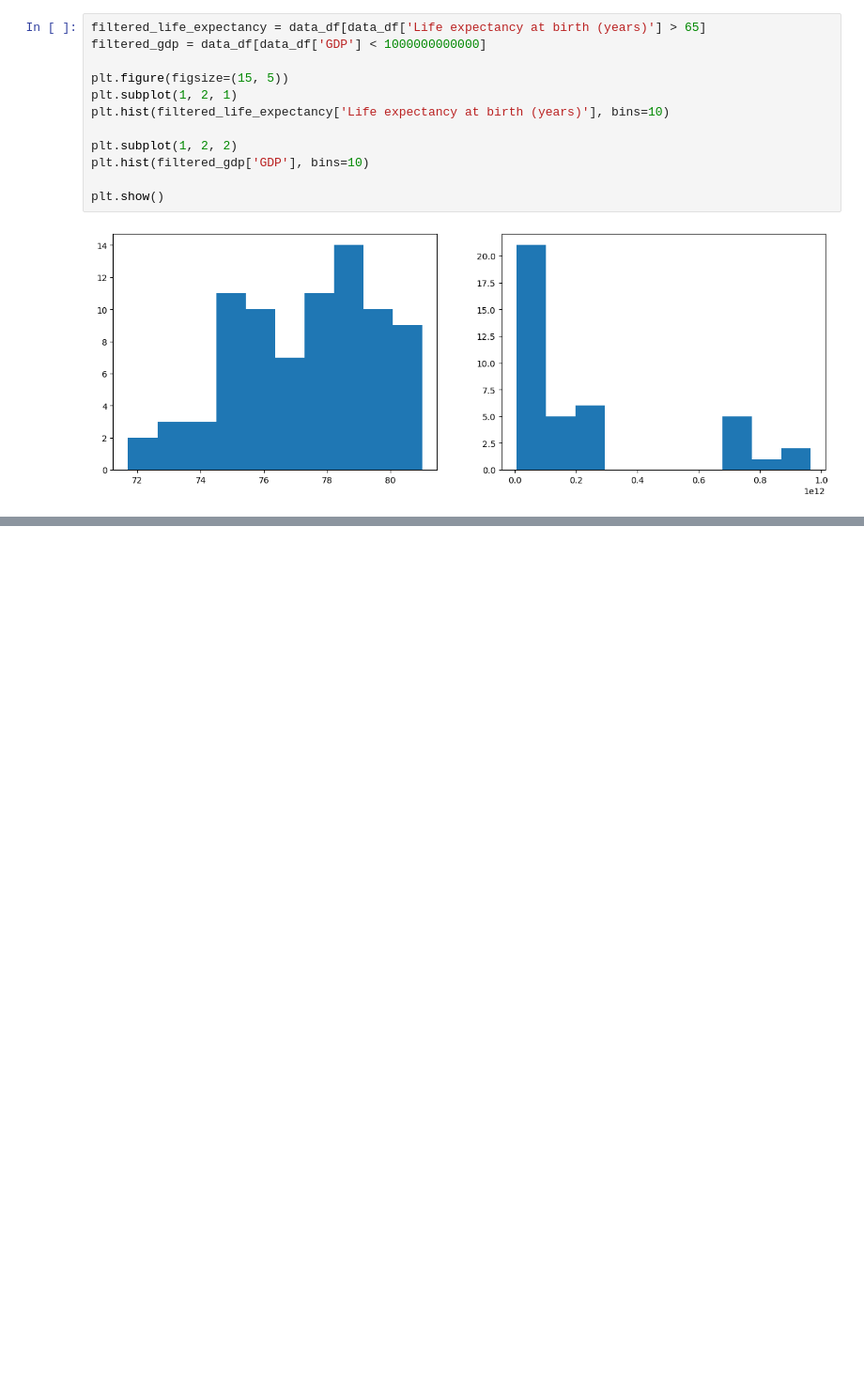
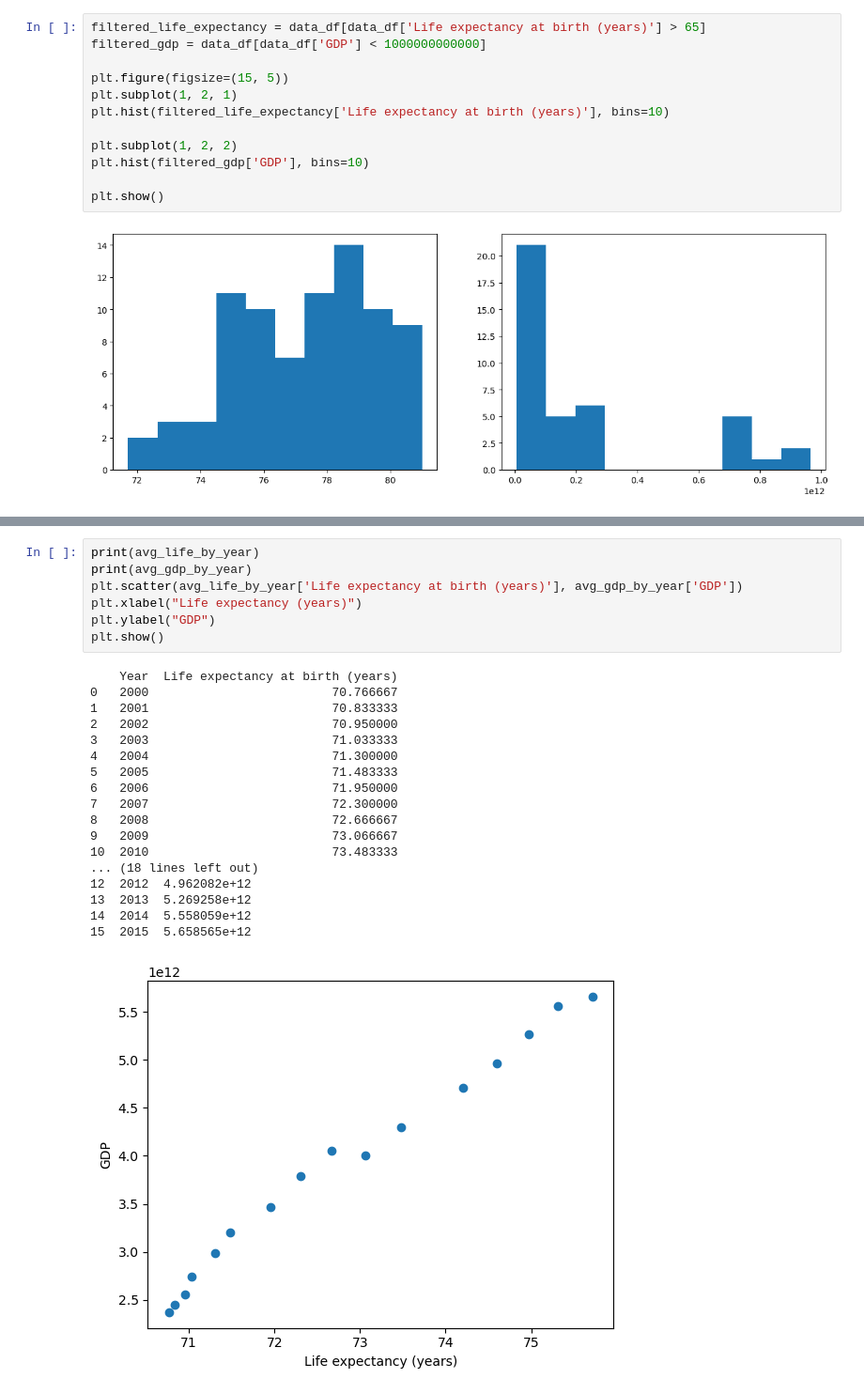
Before and after one commit to agraham02/Life-Expectancy-and-GDP-Starter, a Jupyter notebook: life_expectancy_gdp.ipynb, the cells around one changed output, grey strips where cells are left out. Shown at 94% size. Cells and saved outputs as stored; diff of their text form; blank space fills up the shorter version.

```diff
--- a/life_expectancy_gdp.ipynb
+++ b/life_expectancy_gdp.ipynb
@@ -139,0 +190,26 @@ plt.show()
+# %%
+print(avg_life_by_year)
+print(avg_gdp_by_year)
+plt.scatter(avg_life_by_year['Life expectancy at birth (years)'], avg_gdp_by_year['GDP'])
+plt.xlabel("Life expectancy (years)")
+plt.ylabel("GDP")
+plt.show()
+# %% [output]
+    Year  Life expectancy at birth (years)
+0   2000                         70.766667
+1   2001                         70.833333
+2   2002                         70.950000
+3   2003                         71.033333
+4   2004                         71.300000
+5   2005                         71.483333
+6   2006                         71.950000
+7   2007                         72.300000
+8   2008                         72.666667
+9   2009                         73.066667
+10  2010                         73.483333
+... (18 lines left out)
+12  2012  4.962082e+12
+13  2013  5.269258e+12
+14  2014  5.558059e+12
+15  2015  5.658565e+12
+[figure, added]
```
Also changed, not shown: parts of 4 cells of this notebook.
